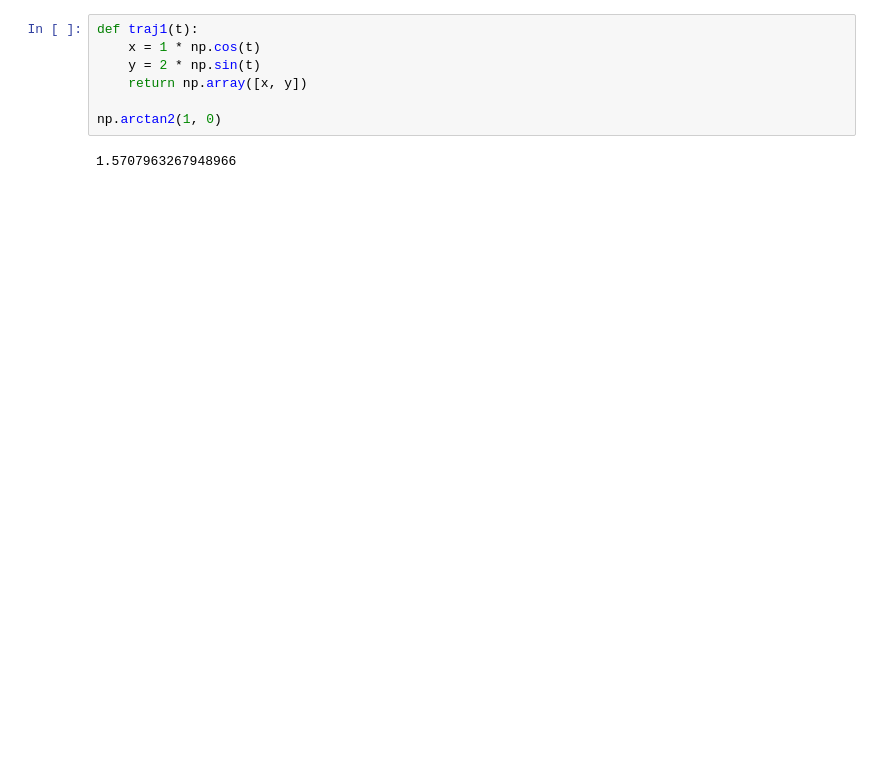
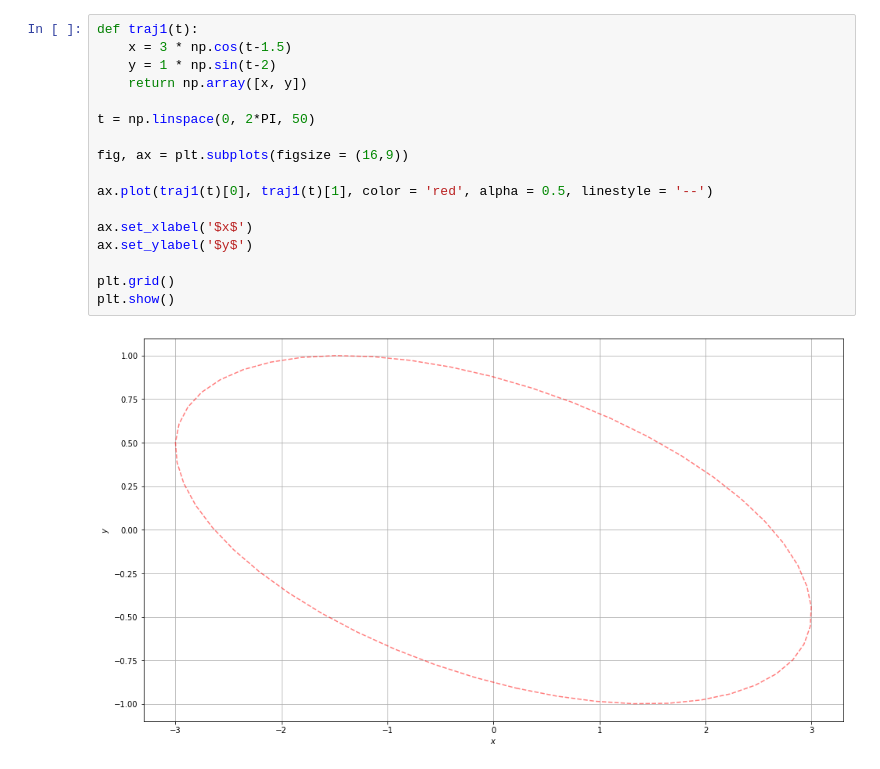
Before and after one commit to CVC97/Physics-Education-Animations, a Jupyter notebook: trajectory.ipynb, the cells around one changed output. Drawn from its saved outputs; the diff is of its cells as text; blank space fills up the shorter version.

```diff
--- a/trajectory.ipynb
+++ b/trajectory.ipynb
@@ -12,10 +10,20 @@ Jupyter Capture Output v0.0.6
 # %%
 def traj1(t):
-    x = 1 * np.cos(t)
-    y = 2 * np.sin(t)
+    x = 3 * np.cos(t-1.5)
+    y = 1 * np.sin(t-2)
     return np.array([x, y])
 
-np.arctan2(1, 0)
+t = np.linspace(0, 2*PI, 50)
+
+fig, ax = plt.subplots(figsize = (16,9))
+
+ax.plot(traj1(t)[0], traj1(t)[1], color = 'red', alpha = 0.5, linestyle = '--')
+
+ax.set_xlabel('$x$')
+ax.set_ylabel('$y$')
+
+plt.grid()
+plt.show()
 # %% [output]
-1.5707963267948966
+[figure, added]
 # %%
```
Also changed, not shown: parts of 3 cells of this notebook.
